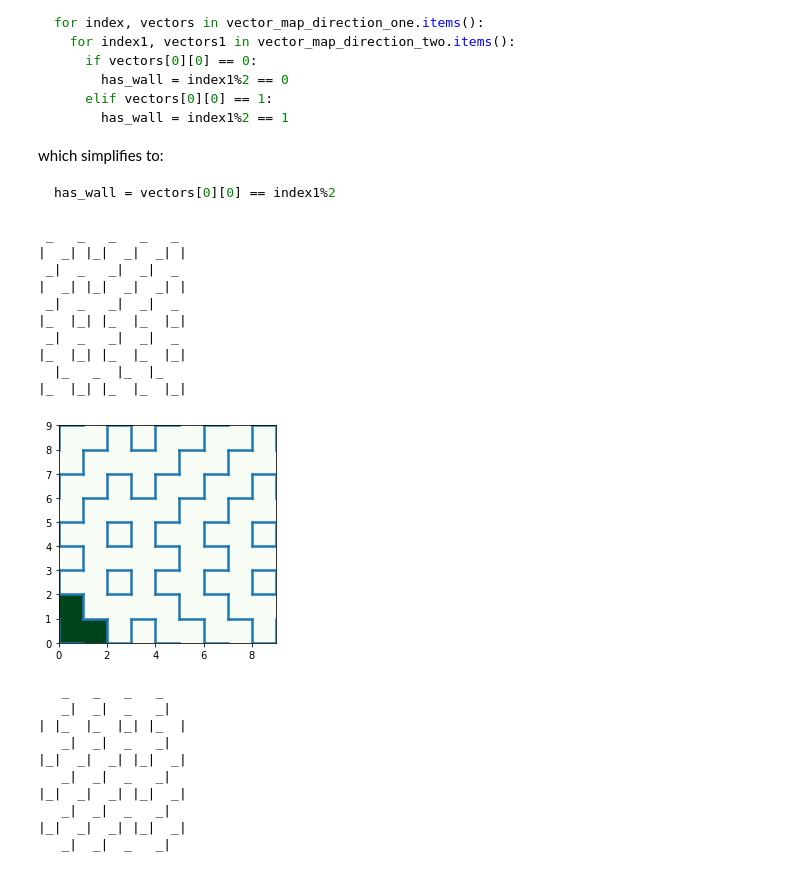
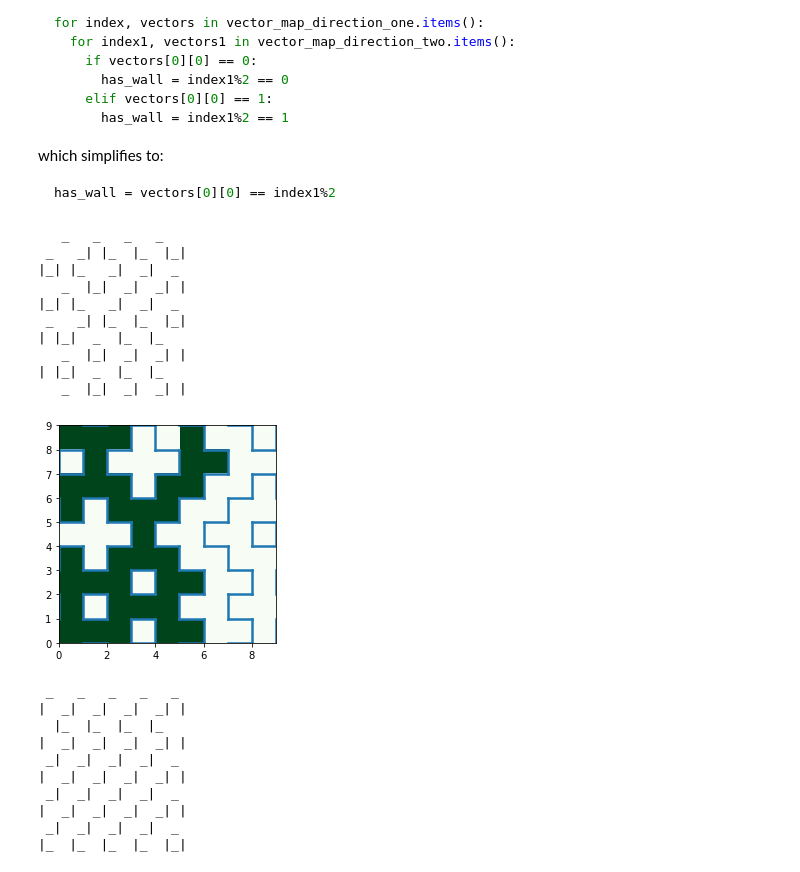
Before and after one commit to GregSym/Numberphile_Follow_Alongs, a Jupyter notebook: NumberphileFollowAlongs_HitomezashiPatterns.ipynb, the cells around one changed output. Cells and saved outputs as stored; diff of their text form; code cells hidden in the pictures.

```diff
--- a/NumberphileFollowAlongs_HitomezashiPatterns.ipynb
+++ b/NumberphileFollowAlongs_HitomezashiPatterns.ipynb
@@ -314,29 +314,27 @@ class Maze:
 
   def find_one_path(self) -> list[MazeCell]:
     """ Represents one of two maze cell paths through the pattern """
-    path: list[MazeCell] = [
-                            self.maze_cells[0][0]]
-                            # if not (
-                            #     self.maze_cells[0][0].walls.right and self.maze_cells[0][0].walls.bottom
-                            #     ) else self.maze_cells[0][1]]
-    def _compare_and_add_cells(cell1: MazeCell, cell2: MazeCell):
-      if cell1 not in path and cell2 in path:
-        path.append(cell1)
-      if cell1 in path and cell2 not in path:
-        path.append(cell2)
+    colour: list[MazeCell] = [self.maze_cells[0][0]]
+    not_colour: list[MazeCell] = []
+    def _compare_and_add_cells(cell1: MazeCell, cell2: MazeCell, wall: bool):
+      if cell1 not in colour and cell2 in colour:
+        not_colour.append(cell1) if wall else colour.append(cell1)
+      if cell1 in colour and cell2 not in colour:
+        not_colour.append(cell2) if wall else colour.append(cell2)
 
     for yindex, cell_row in enumerate(self.maze_cells):
       for xindex, cell in enumerate(cell_row):
-        if not cell.walls.left and xindex > 0:
-          _compare_and_add_cells(cell1=self.maze_cells[yindex][xindex - 1], cell2=cell)
-        if not cell.walls.right and xindex < len(self.maze_cells) - 1:
-          _compare_and_add_cells(cell1=self.maze_cells[yindex][xindex + 1], cell2=cell)
-        if not cell.walls.top and yindex > 0:
-          _compare_and_add_cells(cell1=self.maze_cells[yindex - 1][xindex], cell2=cell)
-        if not cell.walls.bottom and yindex < len(self.maze_cells) - 1:
-          _compare_and_add_cells(cell1=self.maze_cells[yindex + 1][xindex], cell2=cell)
+        # add to colour
+        if xindex > 0:
+          _compare_and_add_cells(cell1=self.maze_cells[yindex][xindex - 1], cell2=cell, wall=cell.walls.left)
+        if xindex < len(self.maze_cells) - 1:
+          _compare_and_add_cells(cell1=self.maze_cells[yindex][xindex + 1], cell2=cell, wall=cell.walls.right)
+        if yindex > 0:
+          _compare_and_add_cells(cell1=self.maze_cells[yindex - 1][xindex], cell2=cell, wall=cell.walls.top)
+        if yindex < len(self.maze_cells) - 1:
+          _compare_and_add_cells(cell1=self.maze_cells[yindex + 1][xindex], cell2=cell, wall=cell.walls.bottom)
 
-    return path
+    return colour
 
   @classmethod
   def from_pattern(cls, pattern: HitomezashiRepr) -> Maze:
@@ -382,52 +380,52 @@ def visualiser_with_colour_pattern(pattern: HitomezashiRepr, verbose: bool = Fal
             ) if direction == 'ltr' else plt.gca().add_line(
                 plt.Line2D(xdata=(key, key), ydata=vector, linewidth=2.5))
 
   if verbose:
     print(pattern.vector_grid_ltr)
     print(pattern.vector_grid_btt)
     print(pattern.line_segments_ltr)
     print(pattern.line_segments_btt)
 
   # random colours example
   # src: https://stackoverflow.com/questions/36668160/graphing-a-colored-grid-in-python
   # thanccs == asker: fosho, answerer: Suever
   # Just some example data (random)
   maze = Maze.from_pattern(pattern=pattern)
   maze.cmd_line_display()
-  data = maze.colour_map  # change this line to control colour map
+  data = maze.colour_map[::-1, ::]  # change this line to control colour map
 
   rows,cols = data.shape
 
   plt.imshow(data, interpolation='nearest',
                   extent=[0, 0+cols, 0, 0+rows],  # offset should be zero
                   cmap='Greens')  # controls colour scheme
   plt.axes()
   _plotting(pattern.line_segments_ltr)
   _plotting(pattern.line_segments_btt, direction='btt')
   plt.axis('scaled')
   plt.show()
 
 visualise_for_given_side_length(visualiser=visualiser_with_colour_pattern)
 visualise_for_given_side_length(visualiser=visualiser_with_colour_pattern)
 # %% [output]
- _   _   _   _   _
-|  _| |_|  _|  _| |
- _|  _   _|  _|  _
-|  _| |_|  _|  _| |
- _|  _   _|  _|  _
-|_  |_| |_  |_  |_|
- _|  _   _|  _|  _
-|_  |_| |_  |_  |_|
-  |_   _  |_  |_
-|_  |_| |_  |_  |_|
+   _   _   _   _
+ _   _| |_  |_  |_|
+|_| |_   _|  _|  _
+   _  |_|  _|  _| |
+|_| |_   _|  _|  _
+ _   _| |_  |_  |_|
+| |_|  _  |_  |_
+   _  |_|  _|  _| |
+| |_|  _  |_  |_
+   _  |_|  _|  _| |
-[figure, old version]
+[figure, new version]
-   _   _   _   _
-   _|  _|  _   _|
-| |_  |_  |_| |_  |
-   _|  _|  _   _|
-|_|  _|  _| |_|  _|
-   _|  _|  _   _|
-|_|  _|  _| |_|  _|
-   _|  _|  _   _|
-|_|  _|  _| |_|  _|
-   _|  _|  _   _|
+ _   _   _   _   _
+|  _|  _|  _|  _| |
+  |_  |_  |_  |_
+|  _|  _|  _|  _| |
+ _|  _|  _|  _|  _
+|  _|  _|  _|  _| |
+ _|  _|  _|  _|  _
+|  _|  _|  _|  _| |
+ _|  _|  _|  _|  _
+|_  |_  |_  |_  |_|
```
Also changed, not shown: parts of 1 cell of this notebook.
